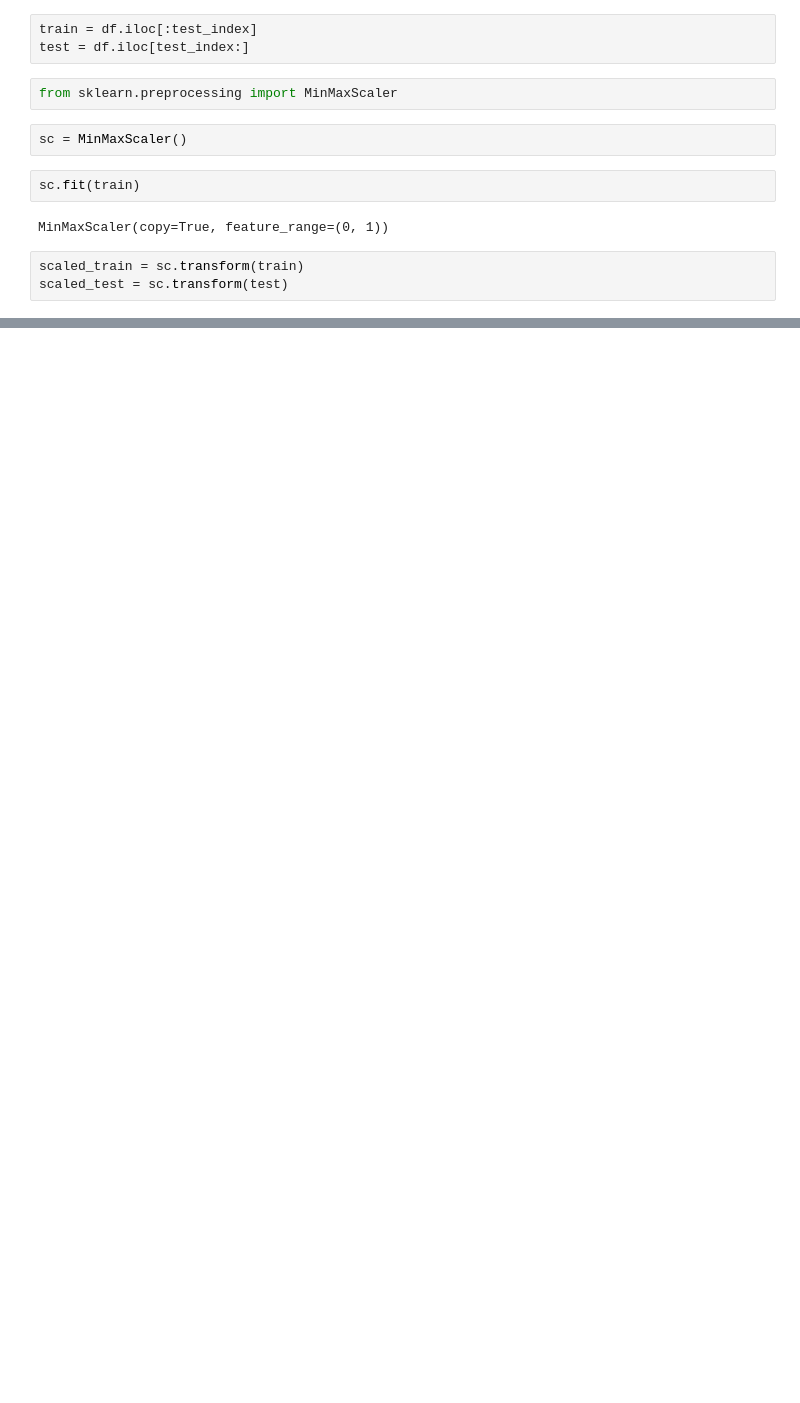
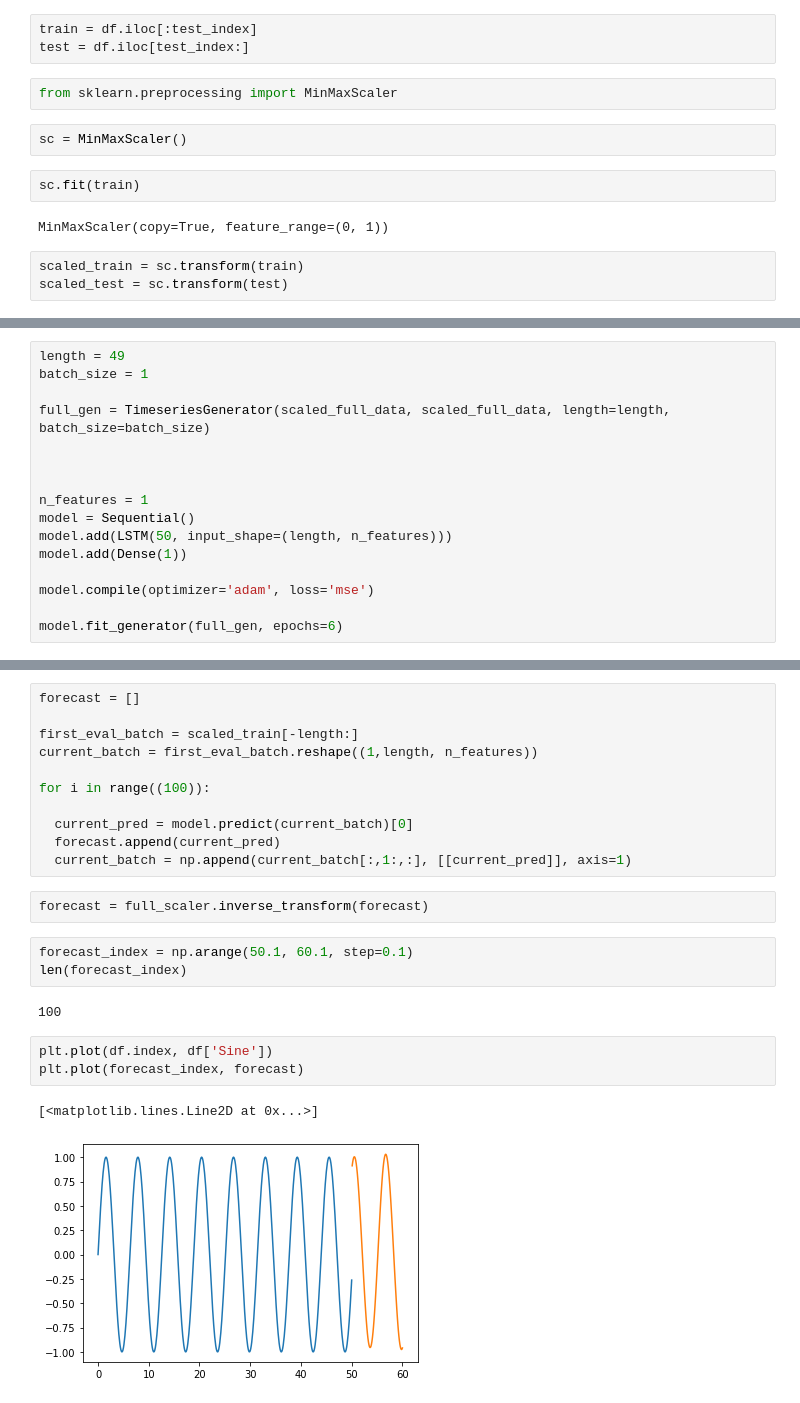
Before and after one commit to hugueds/tensorflow-course, a Jupyter notebook: 80_RNN_on_a_Sine_Wave.ipynb, the cells around one changed output, grey strips where cells are left out. Cells and saved outputs as stored; diff of their text form; blank space fills up the shorter version.

```diff
--- a/80_RNN_on_a_Sine_Wave.ipynb
+++ b/80_RNN_on_a_Sine_Wave.ipynb
@@ -141,0 +195,16 @@ array([[0.49999912],
+# %%
+length = 49
+batch_size = 1
+
+full_gen = TimeseriesGenerator(scaled_full_data, scaled_full_data, length=length, batch_size=batch_size)
+
+
+
+n_features = 1
+model = Sequential()
+model.add(LSTM(50, input_shape=(length, n_features)))
+model.add(Dense(1))
+
+model.compile(optimizer='adam', loss='mse')
+
+model.fit_generator(full_gen, epochs=6)
@@ -141,0 +225,24 @@ array([[0.49999912],
+# %%
+forecast = []
+
+first_eval_batch = scaled_train[-length:]
+current_batch = first_eval_batch.reshape((1,length, n_features))
+
+for i in range((100)):
+
+  current_pred = model.predict(current_batch)[0]
+  forecast.append(current_pred)
+  current_batch = np.append(current_batch[:,1:,:], [[current_pred]], axis=1)
+# %%
+forecast = full_scaler.inverse_transform(forecast)
+# %%
+forecast_index = np.arange(50.1, 60.1, step=0.1)
+len(forecast_index)
+# %% [output]
+100
+# %%
+plt.plot(df.index, df['Sine'])
+plt.plot(forecast_index, forecast)
+# %% [output]
+[<matplotlib.lines.Line2D at 0x...>]
+[figure, added]
```
Also changed, not shown: parts of 27 cells of this notebook.
